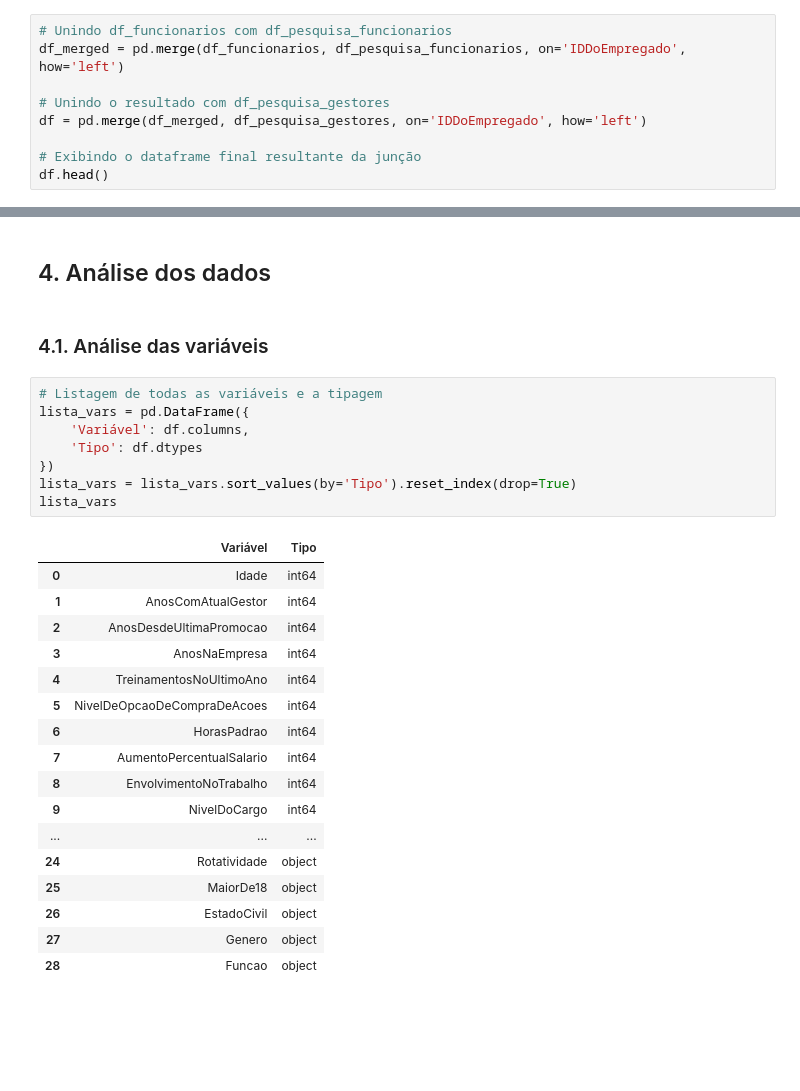
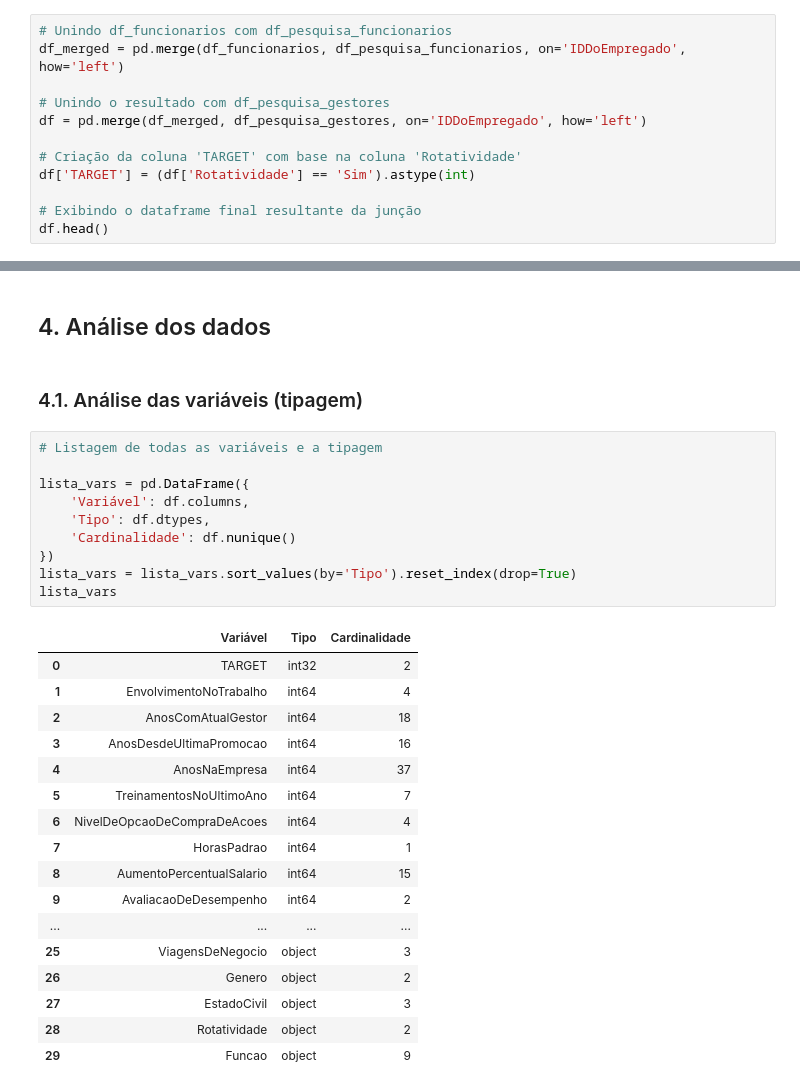
Before and after one commit to emso-exe/Analise_de_rh_-_people_analytics, a Jupyter notebook: 002_analise_de_rh.ipynb, the cells around one changed output, grey strips where cells are left out. Cells and saved outputs as stored; diff of their text form; blank space fills up the shorter version.

Commit message:
feat: adicionando construção de variáveis, itens 4.1 e 4.2.

```diff
--- a/002_analise_de_rh.ipynb
+++ b/002_analise_de_rh.ipynb
@@ -189,6 +196,9 @@ df_merged = pd.merge(df_funcionarios, df_pesquisa_funcionarios, on='IDDoEmpregad
 # Unindo o resultado com df_pesquisa_gestores
 df = pd.merge(df_merged, df_pesquisa_gestores, on='IDDoEmpregado', how='left')
 
+# Criação da coluna 'TARGET' com base na coluna 'Rotatividade'
+df['TARGET'] = (df['Rotatividade'] == 'Sim').astype(int)
+
 # Exibindo o dataframe final resultante da junção
 df.head()
 # %% [output]
@@ -213,30 +223,32 @@ Quantidade de colunas (variáveis): 29
 # %% [markdown]
 ## 4. Análise dos dados
 # %% [markdown]
-### 4.1. Análise das variáveis
+### 4.1. Análise das variáveis (tipagem)
 # %%
 # Listagem de todas as variáveis e a tipagem
+
 lista_vars = pd.DataFrame({
     'Variável': df.columns,
-    'Tipo': df.dtypes
+    'Tipo': df.dtypes,
+    'Cardinalidade': df.nunique()
 })
 lista_vars = lista_vars.sort_values(by='Tipo').reset_index(drop=True)
 lista_vars
 # %% [output]
-|  | Variável | Tipo |
-| 0 | Idade | int64 |
-| 1 | AnosComAtualGestor | int64 |
-| 2 | AnosDesdeUltimaPromocao | int64 |
-| 3 | AnosNaEmpresa | int64 |
-| 4 | TreinamentosNoUltimoAno | int64 |
-| 5 | NivelDeOpcaoDeCompraDeAcoes | int64 |
-| 6 | HorasPadrao | int64 |
-| 7 | AumentoPercentualSalario | int64 |
-| 8 | EnvolvimentoNoTrabalho | int64 |
-| 9 | NivelDoCargo | int64 |
-| ... | ... | ... |
-| 24 | Rotatividade | object |
-| 25 | MaiorDe18 | object |
-| 26 | EstadoCivil | object |
-| 27 | Genero | object |
-| 28 | Funcao | object |
+|  | Variável | Tipo | Cardinalidade |
+| 0 | TARGET | int32 | 2 |
+| 1 | EnvolvimentoNoTrabalho | int64 | 4 |
+| 2 | AnosComAtualGestor | int64 | 18 |
+| 3 | AnosDesdeUltimaPromocao | int64 | 16 |
+| 4 | AnosNaEmpresa | int64 | 37 |
+| 5 | TreinamentosNoUltimoAno | int64 | 7 |
+| 6 | NivelDeOpcaoDeCompraDeAcoes | int64 | 4 |
+| 7 | HorasPadrao | int64 | 1 |
+| 8 | AumentoPercentualSalario | int64 | 15 |
+| 9 | AvaliacaoDeDesempenho | int64 | 2 |
+| ... | ... | ... | ... |
+| 25 | ViagensDeNegocio | object | 3 |
+| 26 | Genero | object | 2 |
+| 27 | EstadoCivil | object | 3 |
+| 28 | Rotatividade | object | 2 |
+| 29 | Funcao | object | 9 |
```
Also changed, not shown: parts of 14 cells of this notebook.
